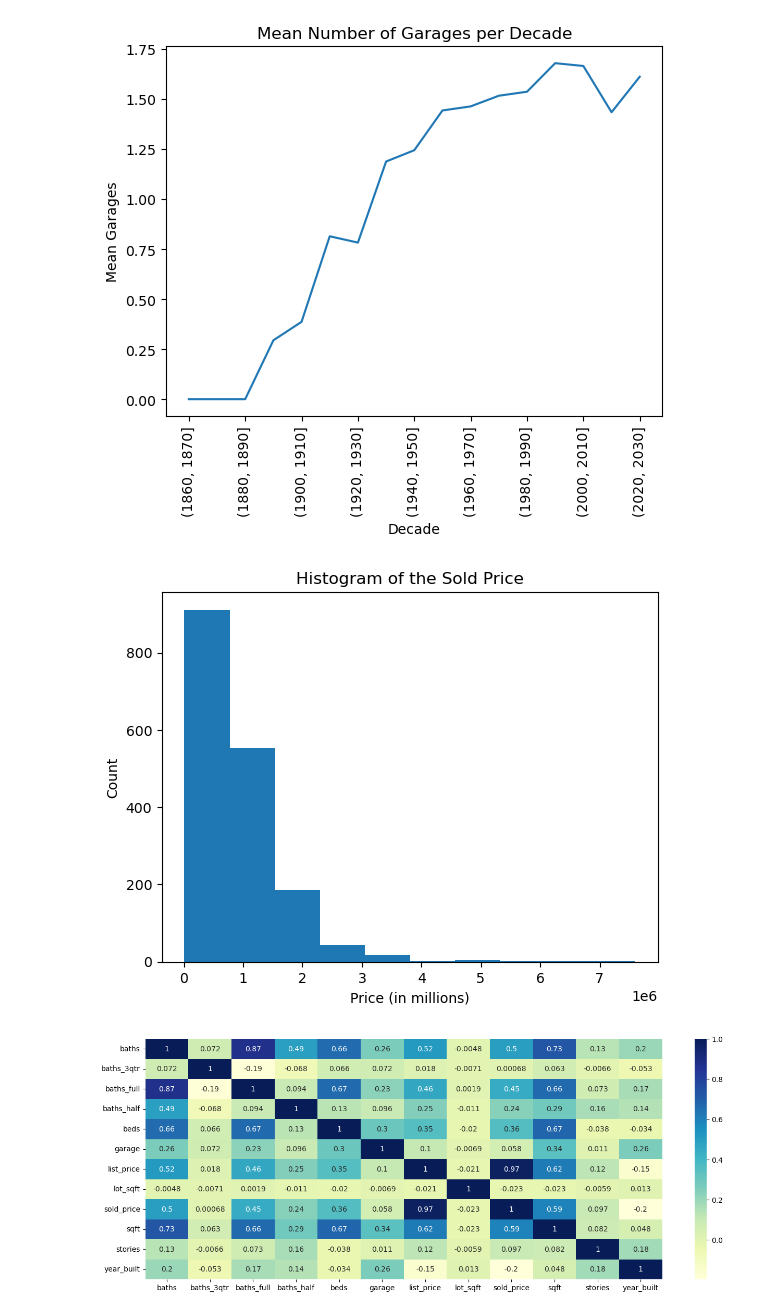
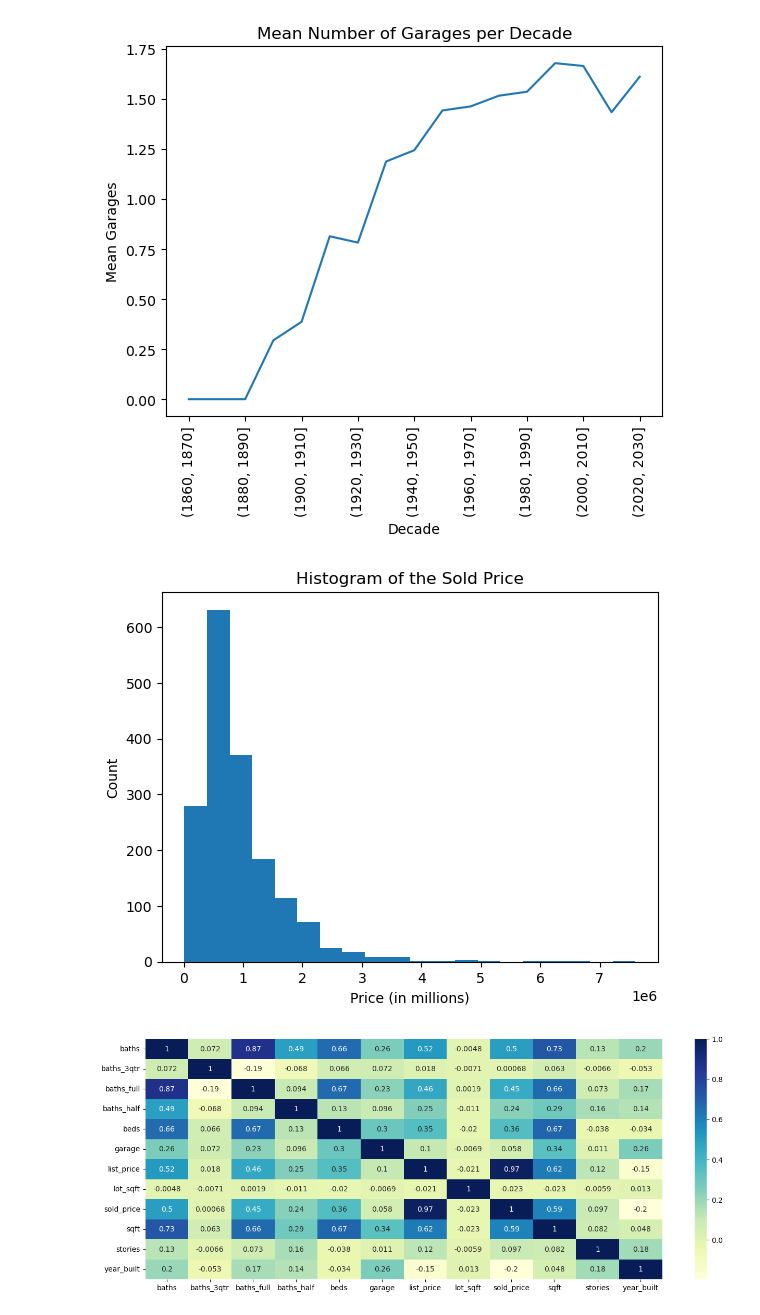
Before and after one commit to Alan-Phan/RealEstate, a Jupyter notebook: EDA/EDA.ipynb, the cells around one changed output. Drawn from its saved outputs; the diff is of its cells as text; code cells hidden in the pictures.

```diff
--- a/EDA/EDA.ipynb
+++ b/EDA/EDA.ipynb
@@ -173,13 +178,14 @@ df
 subset = df[['baths','baths_3qtr','baths_full','baths_half','beds','garage','list_price','lot_sqft','sold_price','sqft','stories', 'year_built']]
 # %%
 fig, ax = plt.subplots()
-_ = ax.hist(df['sold_price'])
+_ = ax.hist(df['sold_price'], 20)
 _ = plt.xlabel('Price (in millions)')
 _ = plt.ylabel('Count')
 _ = plt.title('Histogram of the Sold Price')
+plt.savefig('img10.jpg', bbox_inches='tight')
 plt.show()
 # %% [output]
-[figure, old version]
+[figure, new version]
 # %%
 plt.figure(figsize=(16, 6))
 _ = sns.heatmap(subset.corr(), annot=True, cmap='YlGnBu')
```
Also changed, not shown: parts of 12 cells of this notebook, 19 other files.
